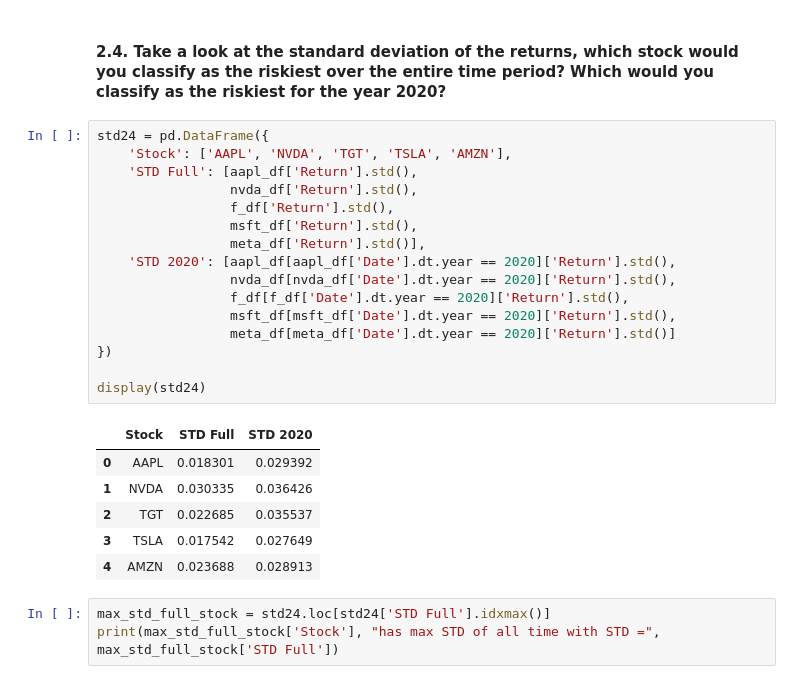
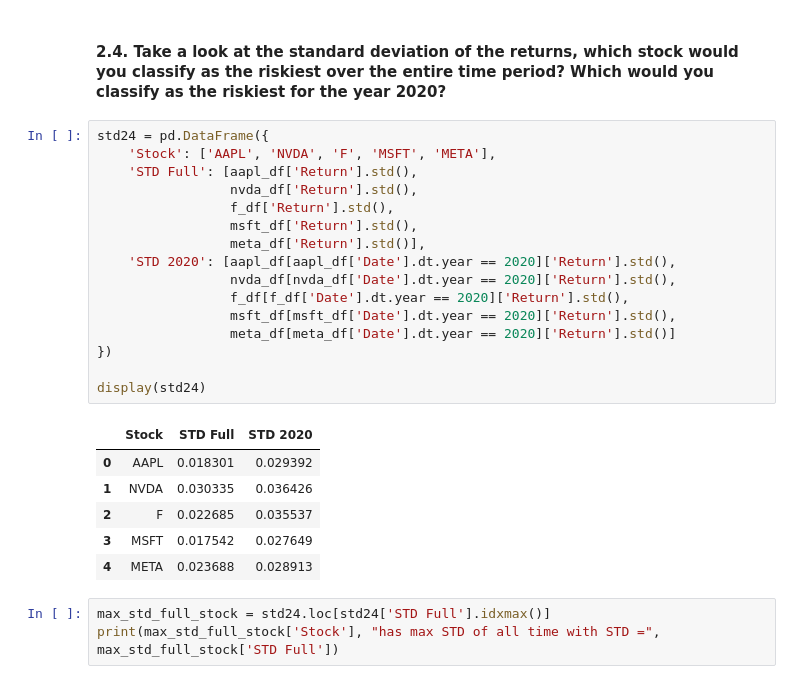
Before and after one commit to ndrhmdk/midterm, a Jupyter notebook: midterm.ipynb, the cells around one changed output. Cells and saved outputs as stored; diff of their text form.

```diff
--- a/midterm.ipynb
+++ b/midterm.ipynb
@@ -297,27 +305,27 @@ display(task23)
 #### 2.4. Take a look at the standard deviation of the returns, which stock would you classify as the riskiest over the entire time period? Which would you classify as the riskiest for the year 2020?
 # %%
 std24 = pd.DataFrame({
-    'Stock': ['AAPL', 'NVDA', 'TGT', 'TSLA', 'AMZN'],
+    'Stock': ['AAPL', 'NVDA', 'F', 'MSFT', 'META'],
     'STD Full': [aapl_df['Return'].std(),
                  nvda_df['Return'].std(),
                  f_df['Return'].std(),
                  msft_df['Return'].std(),
                  meta_df['Return'].std()],
     'STD 2020': [aapl_df[aapl_df['Date'].dt.year == 2020]['Return'].std(),
                  nvda_df[nvda_df['Date'].dt.year == 2020]['Return'].std(),
                  f_df[f_df['Date'].dt.year == 2020]['Return'].std(),
                  msft_df[msft_df['Date'].dt.year == 2020]['Return'].std(),
                  meta_df[meta_df['Date'].dt.year == 2020]['Return'].std()]
 })
 
 display(std24)
 # %% [output]
 |  | Stock | STD Full | STD 2020 |
 | 0 | AAPL | 0.018301 | 0.029392 |
 | 1 | NVDA | 0.030335 | 0.036426 |
-| 2 | TGT | 0.022685 | 0.035537 |
-| 3 | TSLA | 0.017542 | 0.027649 |
-| 4 | AMZN | 0.023688 | 0.028913 |
+| 2 | F | 0.022685 | 0.035537 |
+| 3 | MSFT | 0.017542 | 0.027649 |
+| 4 | META | 0.023688 | 0.028913 |
 # %%
 max_std_full_stock = std24.loc[std24['STD Full'].idxmax()]
 print(max_std_full_stock['Stock'], "has max STD of all time with STD =", max_std_full_stock['STD Full'])
```
Also changed, not shown: parts of 26 cells of this notebook.
